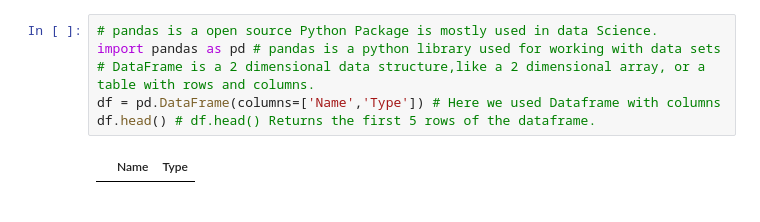
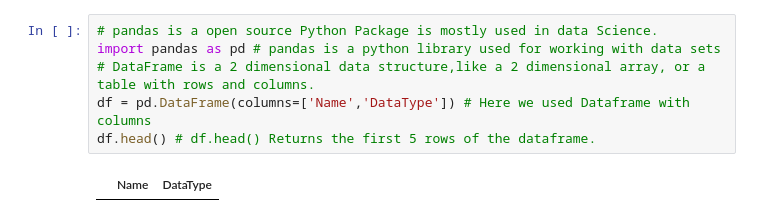
Before and after one commit to Void-Brain70/CompilarDesign, a Jupyter notebook: Symbol_Table_Lab_Problem_2.ipynb, the cells around one changed output. Saved outputs shown, nothing was run; the diff lists cells and outputs as text.

```diff
--- a/Symbol_Table_Lab_Problem_2.ipynb
+++ b/Symbol_Table_Lab_Problem_2.ipynb
@@ -3,11 +3,11 @@
 # %%
 # pandas is a open source Python Package is mostly used in data Science.
 import pandas as pd # pandas is a python library used for working with data sets
 # DataFrame is a 2 dimensional data structure,like a 2 dimensional array, or a table with rows and columns.
-df = pd.DataFrame(columns=['Name','Type']) # Here we used Dataframe with columns
+df = pd.DataFrame(columns=['Name','DataType']) # Here we used Dataframe with columns
 df.head() # df.head() Returns the first 5 rows of the dataframe.
 # %% [output]
-|  | Name | Type |
+|  | Name | DataType |
 # %%
 # Constuct a Insert Function for Insert a new symbol/name along with its type into the symbol table
 def Insert(df, name, typee): # Here we define df,name and type for insert
```
Also changed, not shown: parts of 8 cells of this notebook.
